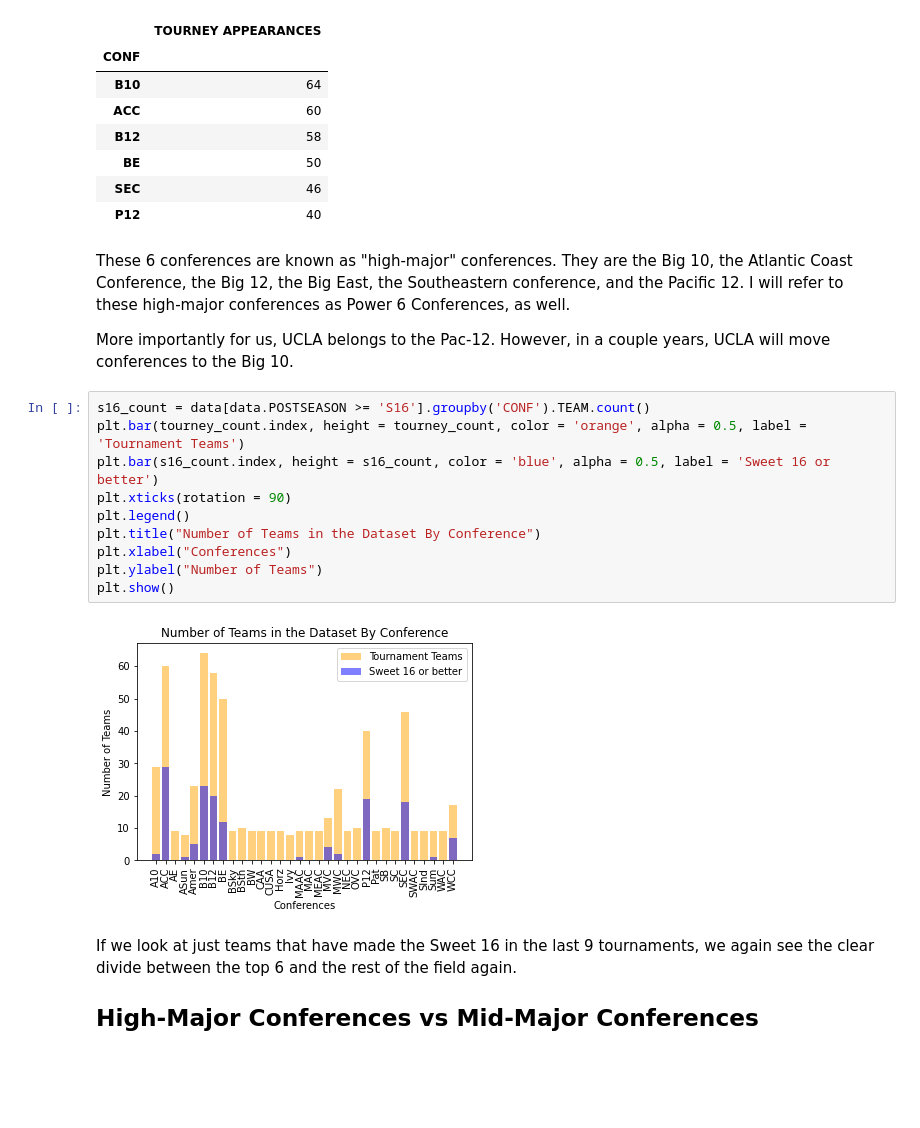
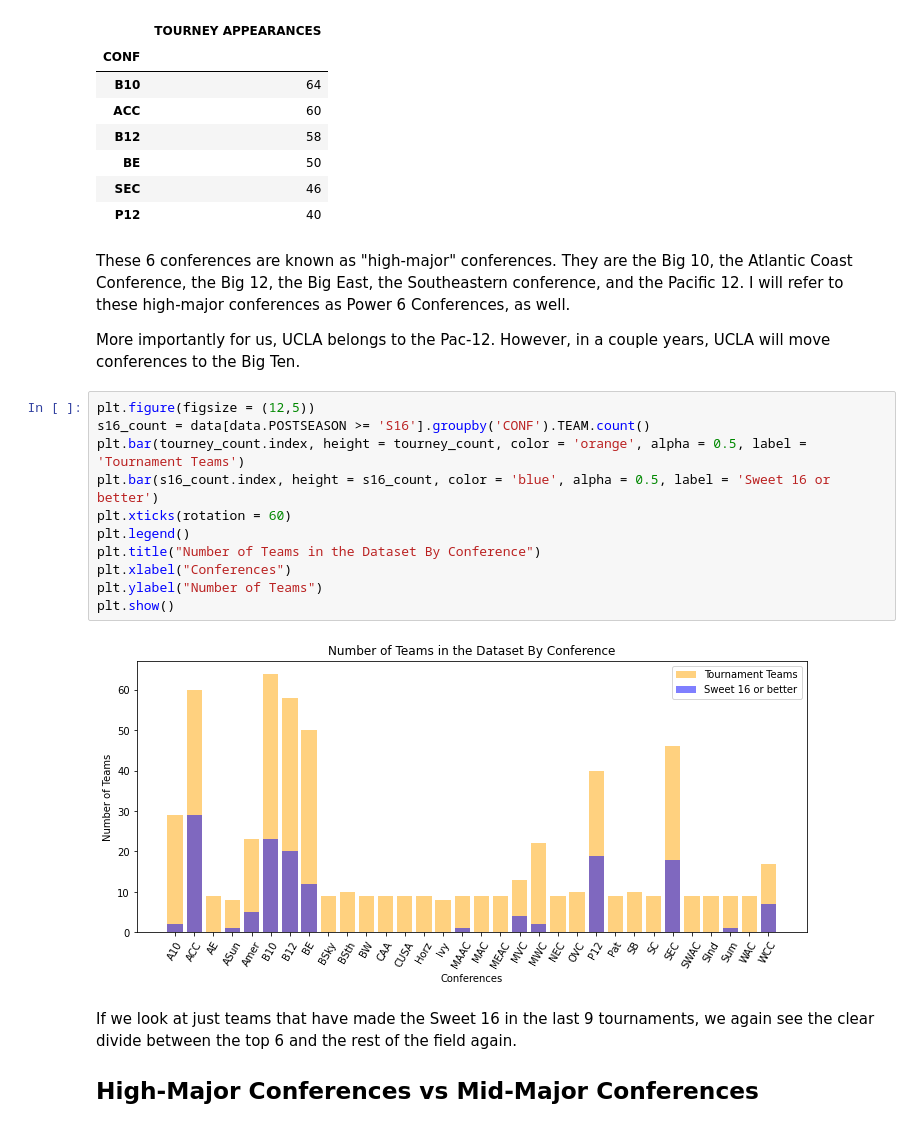
Before and after one commit to memphismiles/CBBConferences, a Jupyter notebook: CBBConferences.ipynb, the cells around one changed output. Saved outputs shown, nothing was run; the diff lists cells and outputs as text; blank space fills up the shorter version.

```diff
--- a/CBBConferences.ipynb
+++ b/CBBConferences.ipynb
@@ -112,19 +113,20 @@ pd.DataFrame(tourney_count.sort_values(ascending = False)[0:6]).rename(columns =
 # %% [markdown]
 These 6 conferences are known as "high-major" conferences. They are the Big 10, the Atlantic Coast Conference, the Big 12, the Big East, the Southeastern conference, and the Pacific 12. I will refer to these high-major conferences as Power 6 Conferences, as well.
 
-More importantly for us, UCLA belongs to the Pac-12. However, in a couple years, UCLA will move conferences to the Big 10.
+More importantly for us, UCLA belongs to the Pac-12. However, in a couple years, UCLA will move conferences to the Big Ten.
 # %%
+plt.figure(figsize = (12,5))
 s16_count = data[data.POSTSEASON >= 'S16'].groupby('CONF').TEAM.count()
 plt.bar(tourney_count.index, height = tourney_count, color = 'orange', alpha = 0.5, label = 'Tournament Teams')
 plt.bar(s16_count.index, height = s16_count, color = 'blue', alpha = 0.5, label = 'Sweet 16 or better')
-plt.xticks(rotation = 90)
+plt.xticks(rotation = 60)
 plt.legend()
 plt.title("Number of Teams in the Dataset By Conference")
 plt.xlabel("Conferences")
 plt.ylabel("Number of Teams")
 plt.show()
 # %% [output]
-[figure, old version]
+[figure, new version]
 # %% [markdown]
 If we look at just teams that have made the Sweet 16 in the last 9 tournaments, we again see the clear divide between the top 6 and the rest of the field again.
 
```
Also changed, not shown: parts of 21 cells of this notebook.
